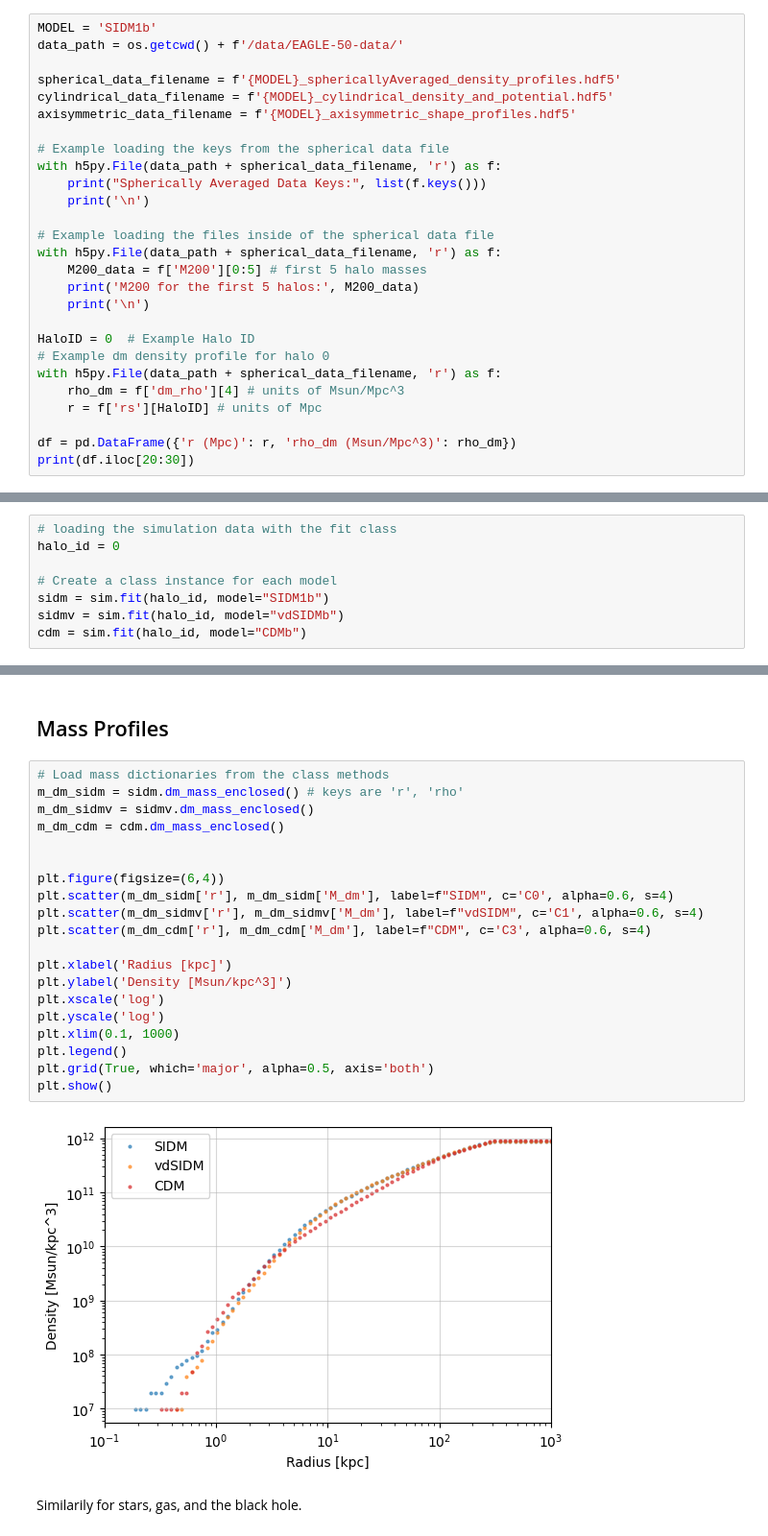
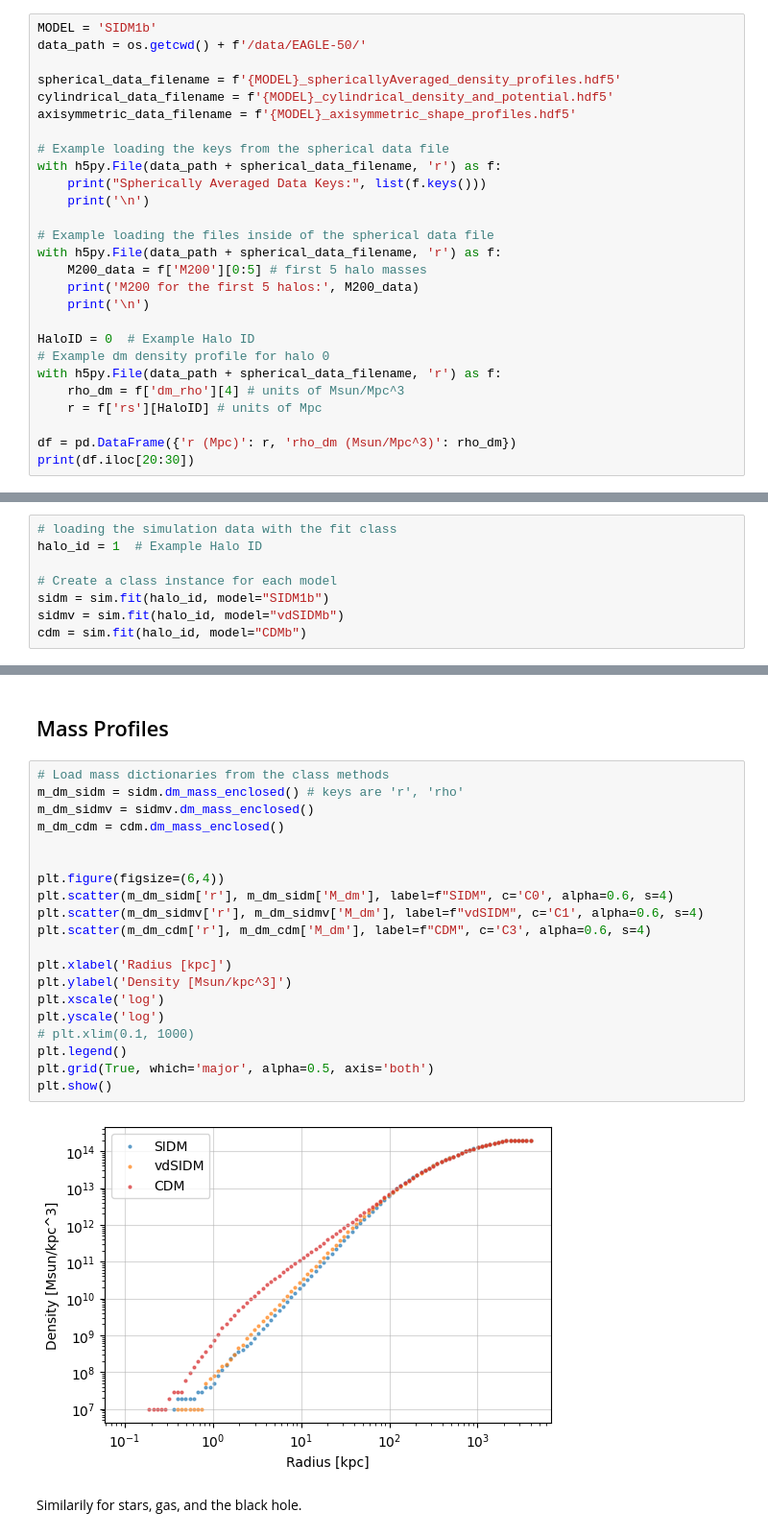
Before and after one commit to dark-physics/jeans, a Jupyter notebook: examples/simulations.ipynb, the cells around one changed output, grey strips where cells are left out. Shown at 96% size. Cells and saved outputs as stored; diff of their text form.

```diff
--- a/examples/simulations.ipynb
+++ b/examples/simulations.ipynb
@@ -25,7 +25,7 @@ However, this package includes a helper script--simulations.py--with a 'fit' cla
 ## Reading hdf5 Directly
 # %%
 MODEL = 'SIDM1b'
-data_path = os.getcwd() + f'/data/EAGLE-50-data/'
+data_path = os.getcwd() + f'/data/EAGLE-50/'
 
 spherical_data_filename = f'{MODEL}_sphericallyAveraged_density_profiles.hdf5'
 cylindrical_data_filename = f'{MODEL}_cylindrical_density_and_potential.hdf5'
@@ -77,7 +77,7 @@ simulations.py allows you to create class object for each halo ID and model. The
 # import simulations as sim
 # %%
 # loading the simulation data with the fit class
-halo_id = 0
+halo_id = 1  # Example Halo ID
 
 # Create a class instance for each model
 sidm = sim.fit(halo_id, model="SIDM1b")
@@ -154,25 +154,25 @@ plt.show()
 # %%
 # Load mass dictionaries from the class methods
 m_dm_sidm = sidm.dm_mass_enclosed() # keys are 'r', 'rho'
 m_dm_sidmv = sidmv.dm_mass_enclosed()
 m_dm_cdm = cdm.dm_mass_enclosed()
 
 
 plt.figure(figsize=(6,4))
 plt.scatter(m_dm_sidm['r'], m_dm_sidm['M_dm'], label=f"SIDM", c='C0', alpha=0.6, s=4)
 plt.scatter(m_dm_sidmv['r'], m_dm_sidmv['M_dm'], label=f"vdSIDM", c='C1', alpha=0.6, s=4)
 plt.scatter(m_dm_cdm['r'], m_dm_cdm['M_dm'], label=f"CDM", c='C3', alpha=0.6, s=4)
 
 plt.xlabel('Radius [kpc]')
 plt.ylabel('Density [Msun/kpc^3]')
 plt.xscale('log')
 plt.yscale('log')
-plt.xlim(0.1, 1000)
+# plt.xlim(0.1, 1000)
 plt.legend()
 plt.grid(True, which='major', alpha=0.5, axis='both')
 plt.show()
 # %% [output]
-[figure, old version]
+[figure, new version]
 # %% [markdown]
 Similarily for stars, gas, and the black hole.
 # %% [markdown]
```
Also changed, not shown: parts of 11 cells of this notebook, 1 other file.
